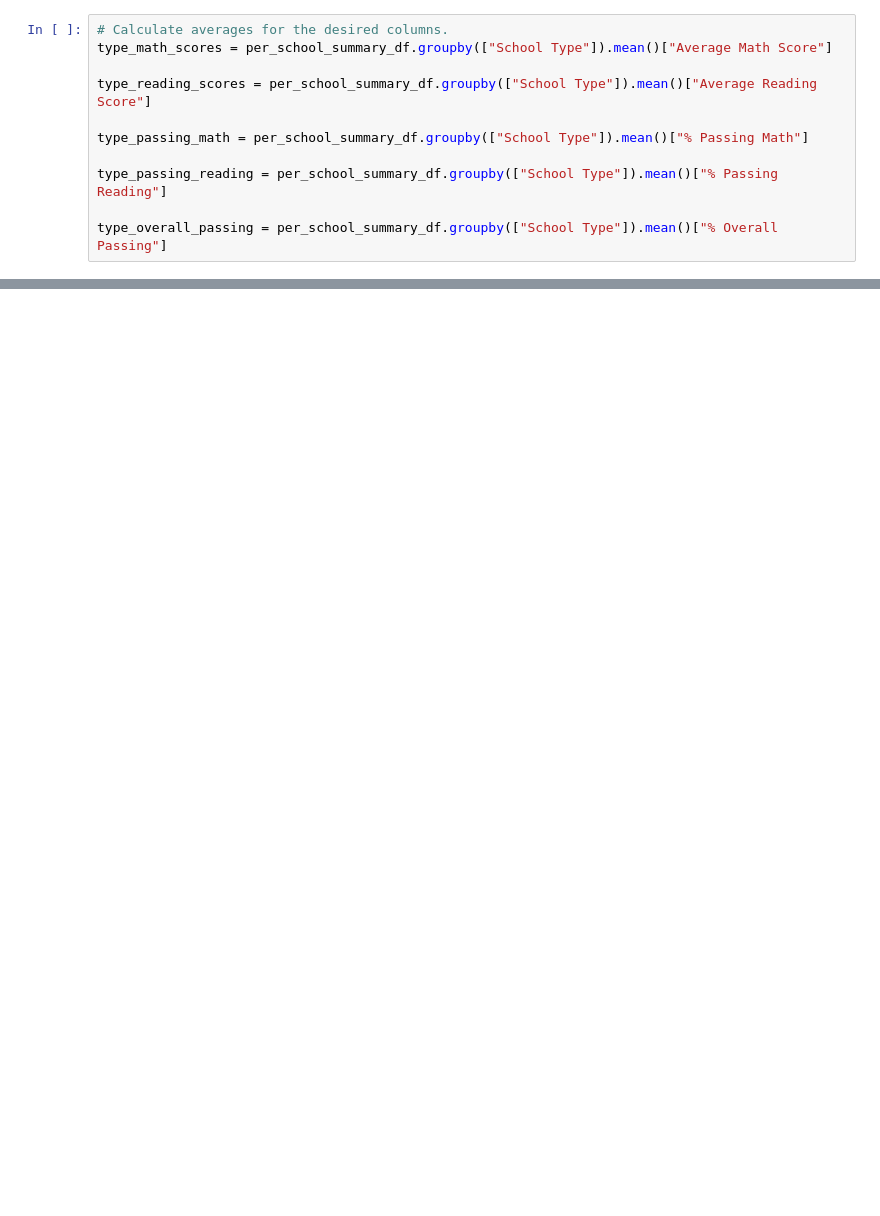
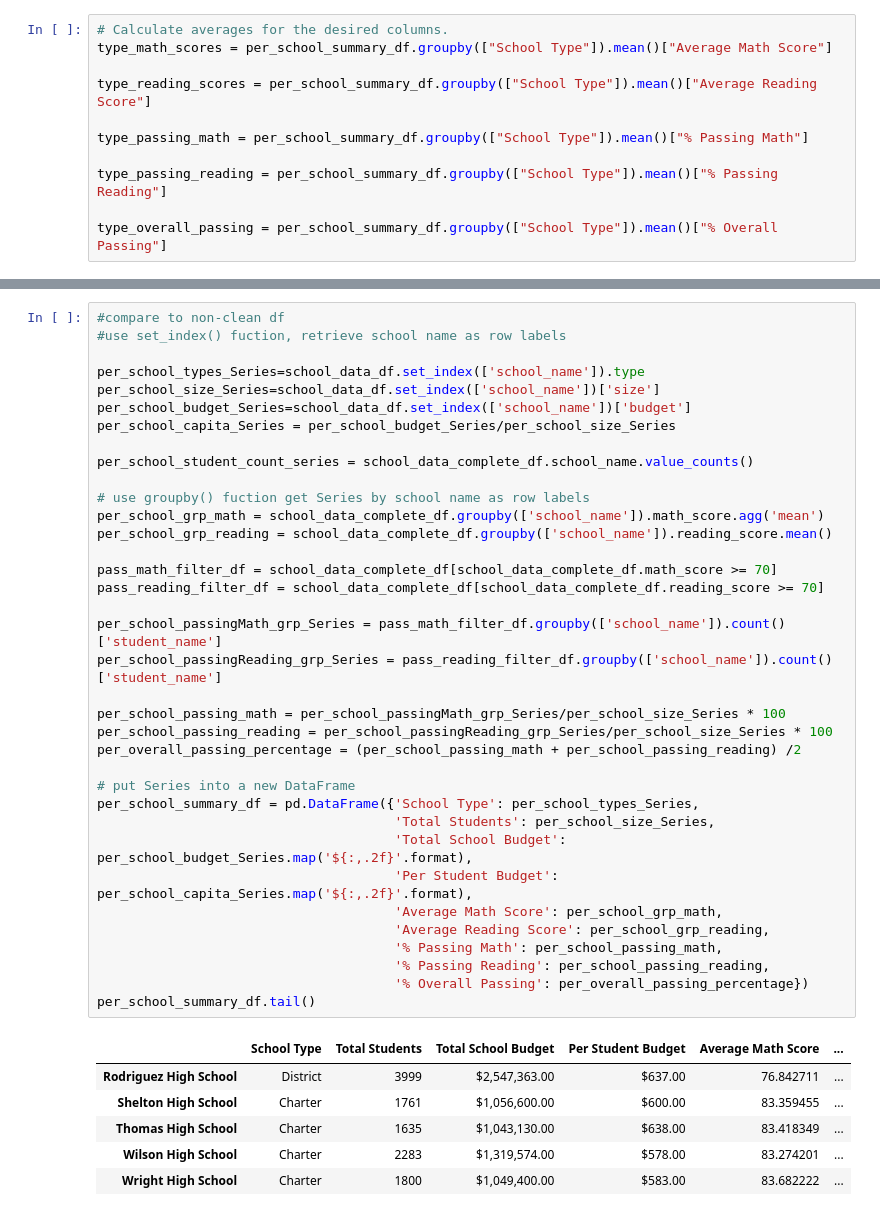
Before and after one commit to MarjorieS81/School_District_Analysis, a Jupyter notebook: PyCitySchools-Challenge.ipynb, the cells around one changed output, grey strips where cells are left out. Drawn from its saved outputs; the diff is of its cells as text; blank space fills up the shorter version.

```diff
--- a/PyCitySchools-Challenge.ipynb
+++ b/PyCitySchools-Challenge.ipynb
@@ -1001,0 +1166,43 @@ type_summary_df
+# %%
+#compare to non-clean df
+#use set_index() fuction, retrieve school name as row labels
+
+per_school_types_Series=school_data_df.set_index(['school_name']).type
+per_school_size_Series=school_data_df.set_index(['school_name'])['size']
+per_school_budget_Series=school_data_df.set_index(['school_name'])['budget']
+per_school_capita_Series = per_school_budget_Series/per_school_size_Series
+
+per_school_student_count_series = school_data_complete_df.school_name.value_counts()
+
+# use groupby() fuction get Series by school name as row labels
+per_school_grp_math = school_data_complete_df.groupby(['school_name']).math_score.agg('mean')
+per_school_grp_reading = school_data_complete_df.groupby(['school_name']).reading_score.mean()
+
+pass_math_filter_df = school_data_complete_df[school_data_complete_df.math_score >= 70]
+pass_reading_filter_df = school_data_complete_df[school_data_complete_df.reading_score >= 70]
+
+per_school_passingMath_grp_Series = pass_math_filter_df.groupby(['school_name']).count()['student_name']
+per_school_passingReading_grp_Series = pass_reading_filter_df.groupby(['school_name']).count()['student_name']
+
+per_school_passing_math = per_school_passingMath_grp_Series/per_school_size_Series * 100
+per_school_passing_reading = per_school_passingReading_grp_Series/per_school_size_Series * 100
+per_overall_passing_percentage = (per_school_passing_math + per_school_passing_reading) /2
+
+# put Series into a new DataFrame
+per_school_summary_df = pd.DataFrame({'School Type': per_school_types_Series,
+                                      'Total Students': per_school_size_Series,
+                                      'Total School Budget': per_school_budget_Series.map('${:,.2f}'.format),
+                                      'Per Student Budget': per_school_capita_Series.map('${:,.2f}'.format),
+                                      'Average Math Score': per_school_grp_math,
+                                      'Average Reading Score': per_school_grp_reading,
+                                      '% Passing Math': per_school_passing_math,
+                                      '% Passing Reading': per_school_passing_reading,
+                                      '% Overall Passing': per_overall_passing_percentage})
+per_school_summary_df.tail()
+# %% [output]
+|  | School Type | Total Students | Total School Budget | Per Student Budget | Average Math Score | ... |
+| Rodriguez High School | District | 3999 | $2,547,363.00 | $637.00 | 76.842711 | ... |
+| Shelton High School | Charter | 1761 | $1,056,600.00 | $600.00 | 83.359455 | ... |
+| Thomas High School | Charter | 1635 | $1,043,130.00 | $638.00 | 83.418349 | ... |
+| Wilson High School | Charter | 2283 | $1,319,574.00 | $578.00 | 83.274201 | ... |
+| Wright High School | Charter | 1800 | $1,049,400.00 | $583.00 | 83.682222 | ... |
```
Also changed, not shown: parts of 21 cells of this notebook.
